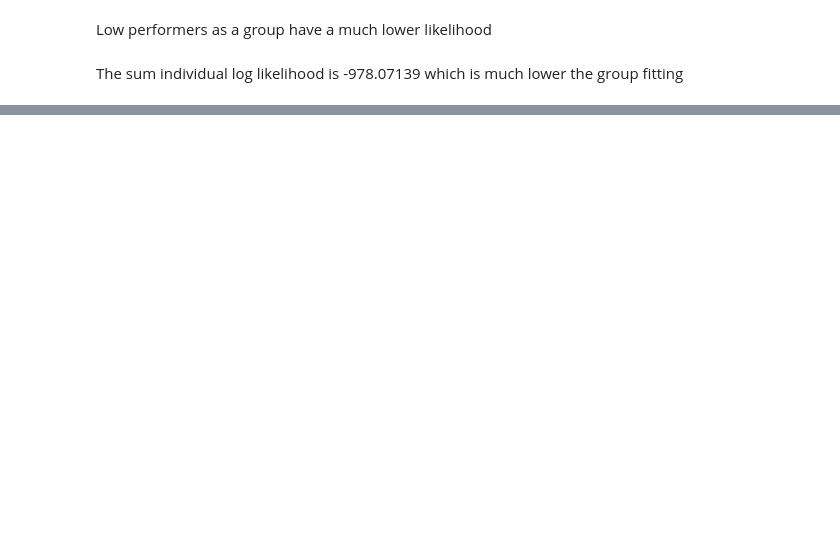
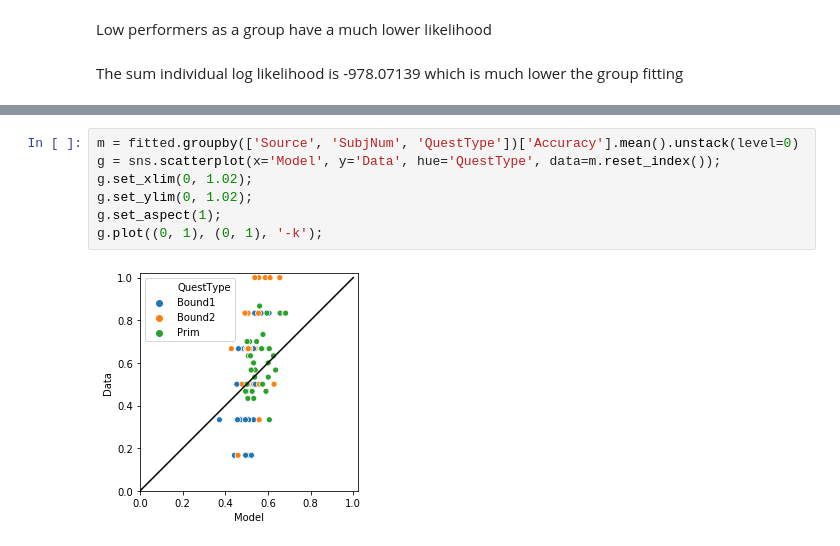
Before and after one commit to prestonlab/tesser_successor, a Jupyter notebook: group_test.ipynb, the cells around one changed output, grey strips where cells are left out. Drawn from its saved outputs; the diff is of its cells as text; blank space fills up the shorter version.

```diff
--- a/group_test.ipynb
+++ b/group_test.ipynb
@@ -82,0 +246,9 @@ The sum individual log likelihood is -978.07139 which is much lower the group fi
+# %%
+m = fitted.groupby(['Source', 'SubjNum', 'QuestType'])['Accuracy'].mean().unstack(level=0)
+g = sns.scatterplot(x='Model', y='Data', hue='QuestType', data=m.reset_index());
+g.set_xlim(0, 1.02);
+g.set_ylim(0, 1.02);
+g.set_aspect(1);
+g.plot((0, 1), (0, 1), '-k');
+# %% [output]
+[figure, added]
```
Also changed, not shown: parts of 27 cells of this notebook, 1 other file.
